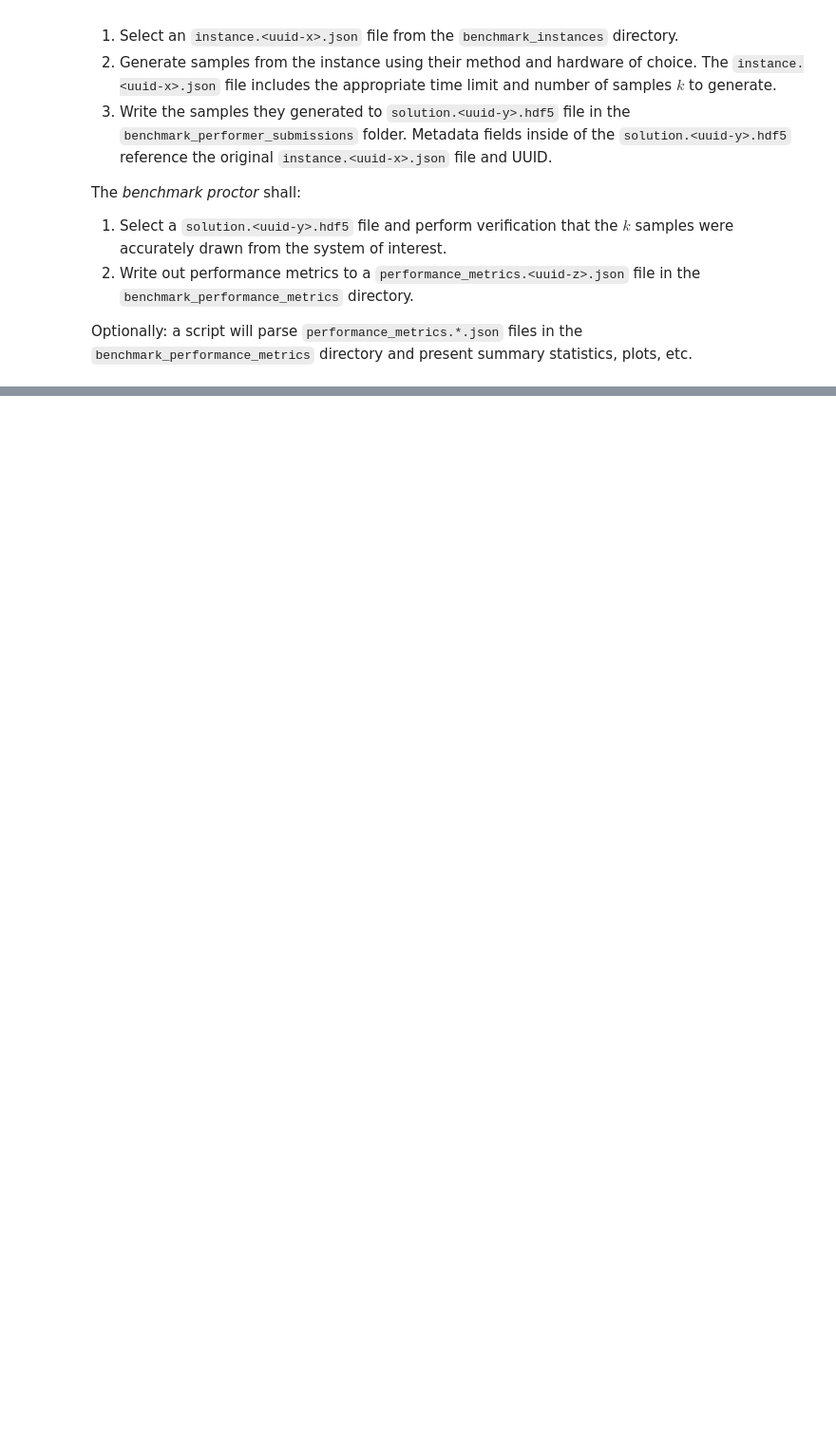
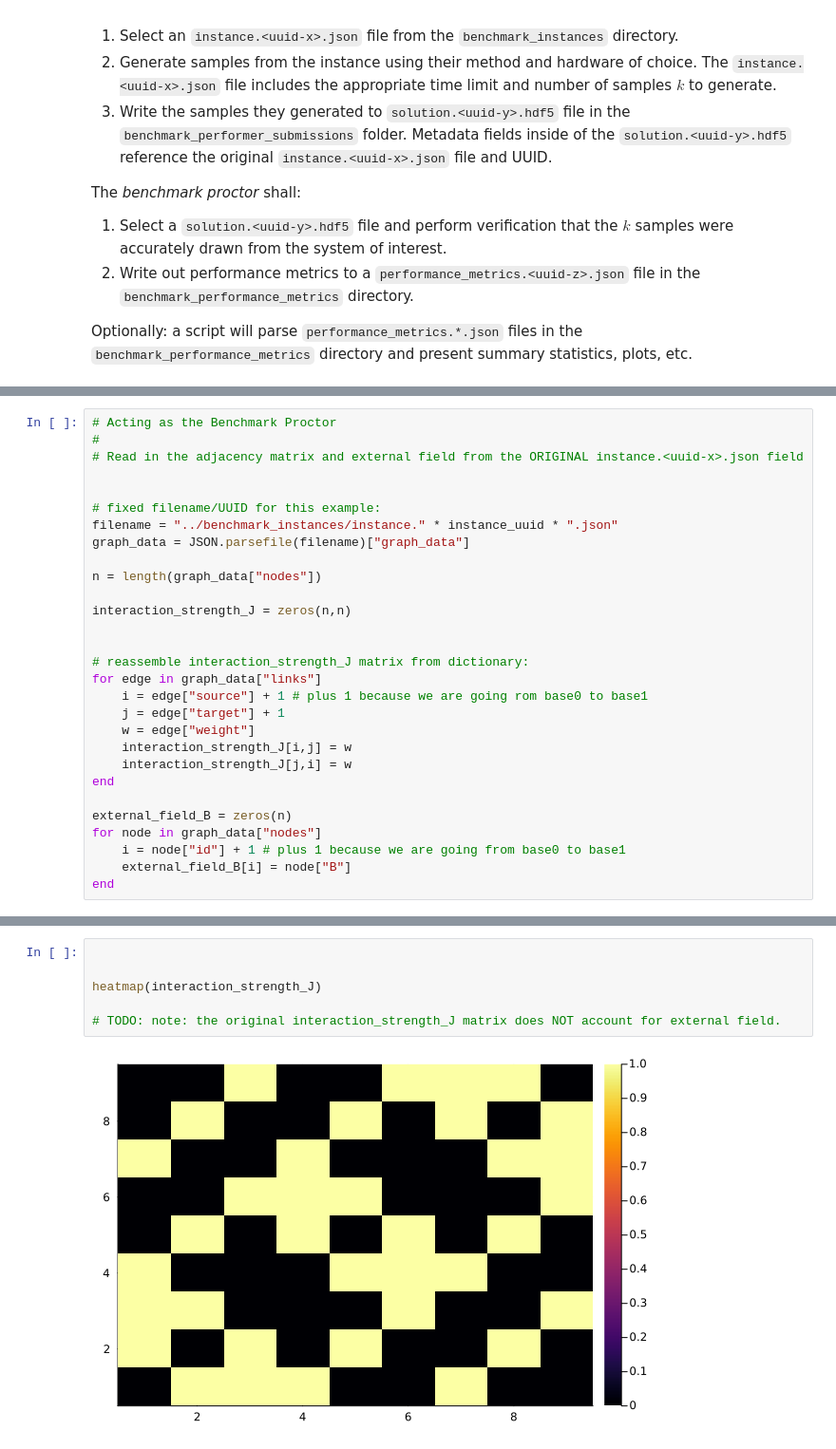
Before and after one commit to jp7745/sampling, a Jupyter notebook: examples/06b_example_benchmark_proctor_workflow.ipynb, the cells around one changed output, grey strips where cells are left out. Shown at 95% size. Saved outputs shown, nothing was run; the diff lists cells and outputs as text; blank space fills up the shorter version.

```diff
--- a/examples/06b_example_benchmark_proctor_workflow.ipynb
+++ b/examples/06b_example_benchmark_proctor_workflow.ipynb
@@ -56,0 +52,29 @@ Benchmark Performer Solution UUID: b'ee69de1e-3620-11ee-be05-8f4ea6fc831a'
+# %%
+# Acting as the Benchmark Proctor
+#
+# Read in the adjacency matrix and external field from the ORIGINAL instance.<uuid-x>.json field
+
+
+# fixed filename/UUID for this example:
+filename = "../benchmark_instances/instance." * instance_uuid * ".json"
+graph_data = JSON.parsefile(filename)["graph_data"]
+
+n = length(graph_data["nodes"])
+
+interaction_strength_J = zeros(n,n)
+
+
+# reassemble interaction_strength_J matrix from dictionary:
+for edge in graph_data["links"]
+    i = edge["source"] + 1 # plus 1 because we are going rom base0 to base1
+    j = edge["target"] + 1
+    w = edge["weight"]
+    interaction_strength_J[i,j] = w
+    interaction_strength_J[j,i] = w
+end
+
+external_field_B = zeros(n)
+for node in graph_data["nodes"]
+    i = node["id"] + 1 # plus 1 because we are going from base0 to base1
+    external_field_B[i] = node["B"]
+end
@@ -57,3 +110,11 @@ Benchmark Performer Solution UUID: b'ee69de1e-3620-11ee-be05-8f4ea6fc831a'
+# %%
+
+
+heatmap(interaction_strength_J)
+
+# TODO: note: the original interaction_strength_J matrix does NOT account for external field.
+# %% [output]
+[figure, added]
 # %%
 
 
```
Also changed, not shown: parts of 7 cells of this notebook, 5 other files.
